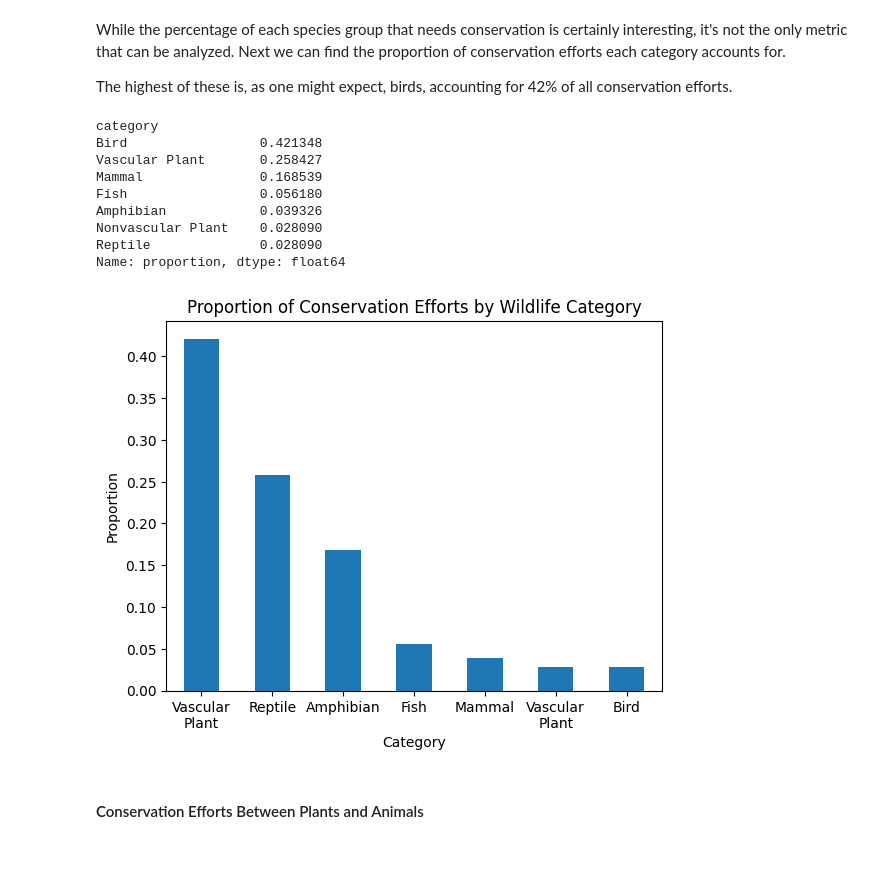
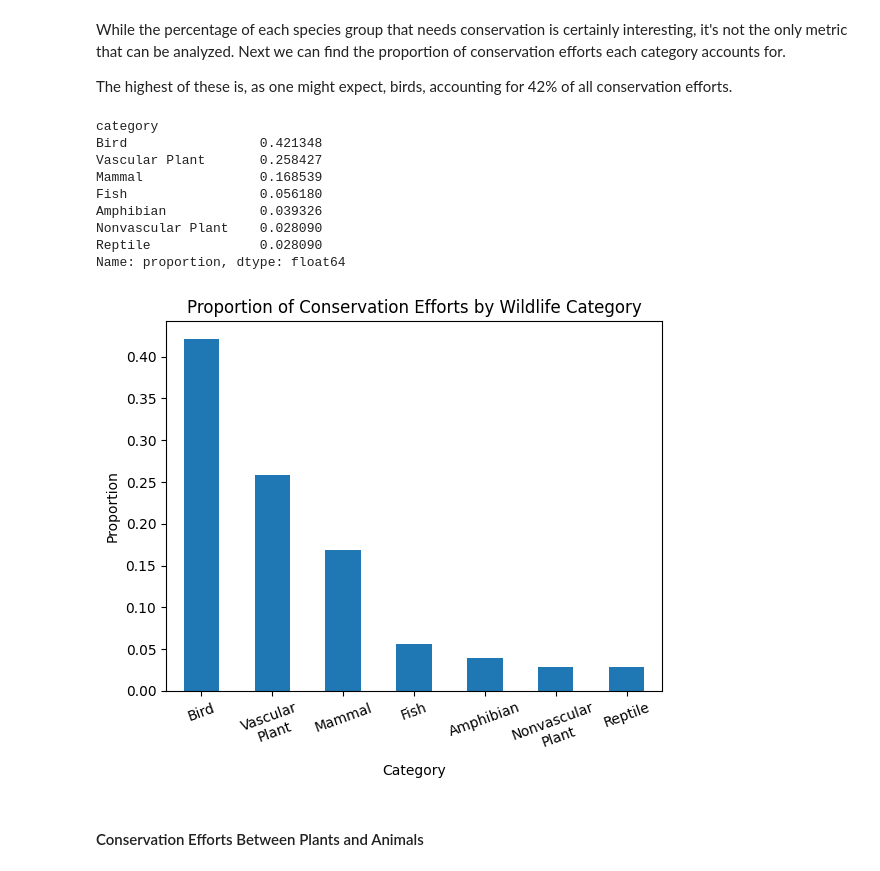
Before and after one commit to spencergoodin/Biodiversity-Analysis, a Jupyter notebook: Biodiversity_Analysis.ipynb, the cells around one changed output. Cells and saved outputs as stored; diff of their text form; code cells hidden in the pictures.

```diff
--- a/Biodiversity_Analysis.ipynb
+++ b/Biodiversity_Analysis.ipynb
@@ -194,21 +194,26 @@ The highest of these is, as one might expect, birds, accounting for 42% of all c
 # %%
 threat_percentages['proportion'] = (threat_percentages.threatened)/(threat_percentages.threatened.sum())
 threat_percentages.sort_values('proportion', ascending = False, inplace = True)
+
+category_labels = threat_percentages.index.tolist()
+for x in range(len(category_labels)):
+    category_labels[x] = category_labels[x].replace(' Plant', '\nPlant')
+
 threat_percentages.plot(kind = 'bar', y='proportion', legend = None, title = 'Proportion of Conservation Efforts by Wildlife Category', xlabel = 'Category', ylabel = 'Proportion')
-plt.xticks(range(len(threat_percentages.index)), ['Vascular\nPlant','Reptile','Amphibian','Fish','Mammal','Vascular\nPlant','Bird'], rotation=0)
+plt.xticks(range(len(threat_percentages.index)), category_labels, rotation=20)
 print(threat_percentages.proportion)
 plt.show(); plt.close()
 # %% [output]
 category
 Bird                 0.421348
 Vascular Plant       0.258427
 Mammal               0.168539
 Fish                 0.056180
 Amphibian            0.039326
 Nonvascular Plant    0.028090
 Reptile              0.028090
 Name: proportion, dtype: float64
-[figure, old version]
+[figure, new version]
 # %% [markdown]
 #### Conservation Efforts Between Plants and Animals
 # %% [markdown]
```
Also changed, not shown: parts of 1 cell of this notebook, 3 other files.
